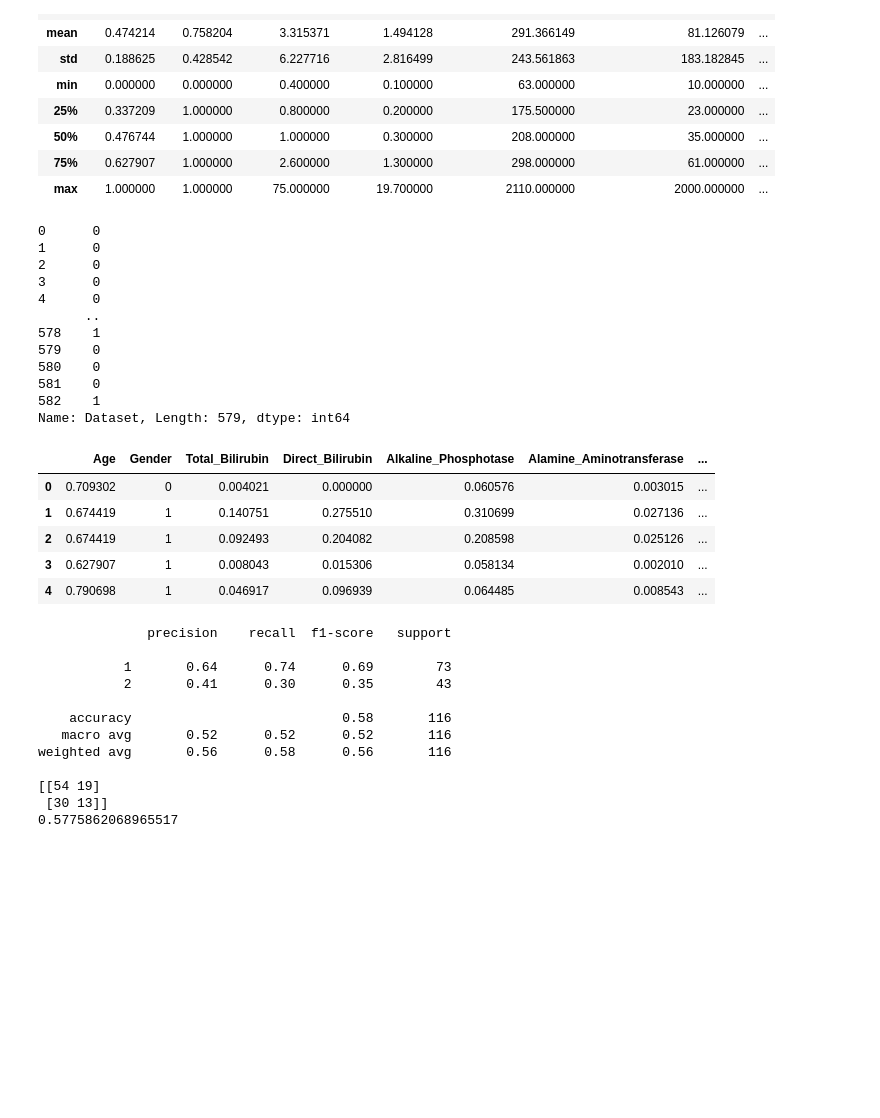
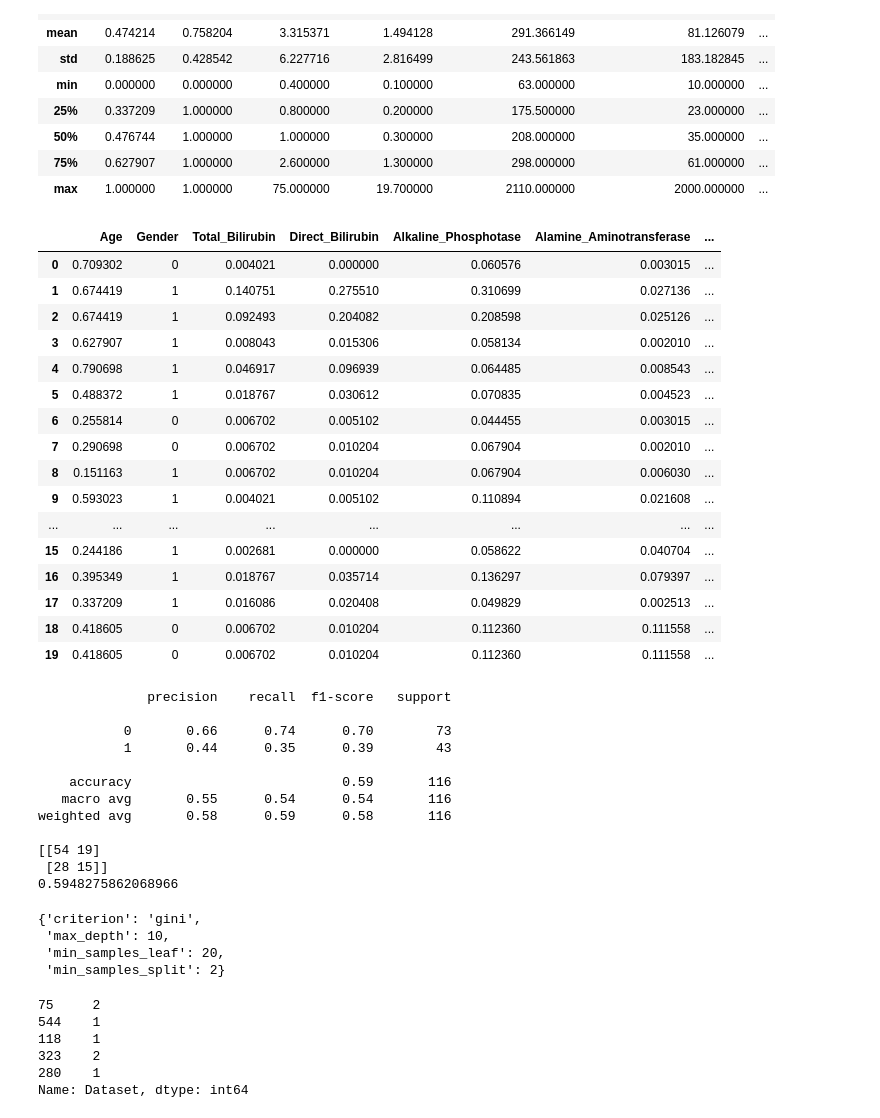
Before and after one commit to KanishkThamman/Binary-Classification-Indian-Liver-Patient-Records, a Jupyter notebook: Indian Liver Patient Records.ipynb, the cells around one changed output. Cells and saved outputs as stored; diff of their text form; code cells hidden in the pictures; blank space fills up the shorter version.

```diff
--- a/Indian Liver Patient Records.ipynb
+++ b/Indian Liver Patient Records.ipynb
@@ -115,30 +115,28 @@ df["Total_Protiens"] = scaler.fit_transform(df[["Total_Protiens"]])
 df["Albumin"] = scaler.fit_transform(df[["Albumin"]])
 df["Albumin_and_Globulin_Ratio"] = scaler.fit_transform(df[["Albumin_and_Globulin_Ratio"]])
  # I personally think 0 and 1 are better than 1 and 2
-df["Dataset"].map({2:1, 1:0})
+df["Dataset"] = df["Dataset"].map({2:1, 1:0})
-# %% [output]
-0      0
-1      0
-2      0
-3      0
-4      0
-      ..
-578    1
-579    0
-580    0
-581    0
-582    1
-Name: Dataset, Length: 579, dtype: int64
 # %%
 # check new data
-df.head()
+df.head(20)
 # %% [output]
 |  | Age | Gender | Total_Bilirubin | Direct_Bilirubin | Alkaline_Phosphotase | Alamine_Aminotransferase | ... |
 | 0 | 0.709302 | 0 | 0.004021 | 0.000000 | 0.060576 | 0.003015 | ... |
 | 1 | 0.674419 | 1 | 0.140751 | 0.275510 | 0.310699 | 0.027136 | ... |
 | 2 | 0.674419 | 1 | 0.092493 | 0.204082 | 0.208598 | 0.025126 | ... |
 | 3 | 0.627907 | 1 | 0.008043 | 0.015306 | 0.058134 | 0.002010 | ... |
 | 4 | 0.790698 | 1 | 0.046917 | 0.096939 | 0.064485 | 0.008543 | ... |
+| 5 | 0.488372 | 1 | 0.018767 | 0.030612 | 0.070835 | 0.004523 | ... |
+| 6 | 0.255814 | 0 | 0.006702 | 0.005102 | 0.044455 | 0.003015 | ... |
+| 7 | 0.290698 | 0 | 0.006702 | 0.010204 | 0.067904 | 0.002010 | ... |
+| 8 | 0.151163 | 1 | 0.006702 | 0.010204 | 0.067904 | 0.006030 | ... |
+| 9 | 0.593023 | 1 | 0.004021 | 0.005102 | 0.110894 | 0.021608 | ... |
+| ... | ... | ... | ... | ... | ... | ... | ... |
+| 15 | 0.244186 | 1 | 0.002681 | 0.000000 | 0.058622 | 0.040704 | ... |
+| 16 | 0.395349 | 1 | 0.018767 | 0.035714 | 0.136297 | 0.079397 | ... |
+| 17 | 0.337209 | 1 | 0.016086 | 0.020408 | 0.049829 | 0.002513 | ... |
+| 18 | 0.418605 | 0 | 0.006702 | 0.010204 | 0.112360 | 0.111558 | ... |
+| 19 | 0.418605 | 0 | 0.006702 | 0.010204 | 0.112360 | 0.111558 | ... |
 # %%
 # data preprocessing done, lets split the data into train and test
 from sklearn.model_selection import train_test_split
@@ -160,25 +158,40 @@ print(accuracy_score(y_test, y_pred))
 # %% [output]
               precision    recall  f1-score   support
 
-           1       0.64      0.74      0.69        73
-           2       0.41      0.30      0.35        43
+           0       0.66      0.74      0.70        73
+           1       0.44      0.35      0.39        43
 
-    accuracy                           0.58       116
-   macro avg       0.52      0.52      0.52       116
-weighted avg       0.56      0.58      0.56       116
+    accuracy                           0.59       116
+   macro avg       0.55      0.54      0.54       116
+weighted avg       0.58      0.59      0.58       116
 
 [[54 19]
- [30 13]]
-0.5775862068965517
+ [28 15]]
+0.5948275862068966
 # %%
 # yes. i know that model looks bad.. lets try tuning hyperparameters
 from sklearn.model_selection import GridSearchCV
 params = {
     "criterion": ["gini", "entropy"],
-    "max_depth": range(0,15),
-    "min_samples_split": range(0,10),
-    "min_samples_leaf": range(0,10)
+    "max_depth": [5, 10, 11, 12, 13, 14, 15, 20, 30, 40, 50, 60, 70, 80, 90, 100],
+    "min_samples_split": [2, 3, 4, 5, 6, 7, 8, 9, 10, 15],
+    "min_samples_leaf": [2, 3, 4, 5, 6, 7, 8, 9, 10, 15, 20, 21, 22, 23, 24, 25, 26, 27, 28, 29, 30],
 }
-grid = GridSearchCV(dt, param_grid=params, cv=5, n_jobs=-1)
+grid = GridSearchCV(dt, param_grid=params, cv=5, n_jobs=-1, scoring="accuracy")
 grid.fit(X_train, y_train)
 grid.best_params_
+# %% [output]
+{'criterion': 'gini',
+ 'max_depth': 10,
+ 'min_samples_leaf': 20,
+ 'min_samples_split': 2}
+# %%
+X_train.head()
+y_train.head()
+# %% [output]
+75     2
+544    1
+118    1
+323    2
+280    1
+Name: Dataset, dtype: int64
```
Also changed, not shown: parts of 7 cells of this notebook.
